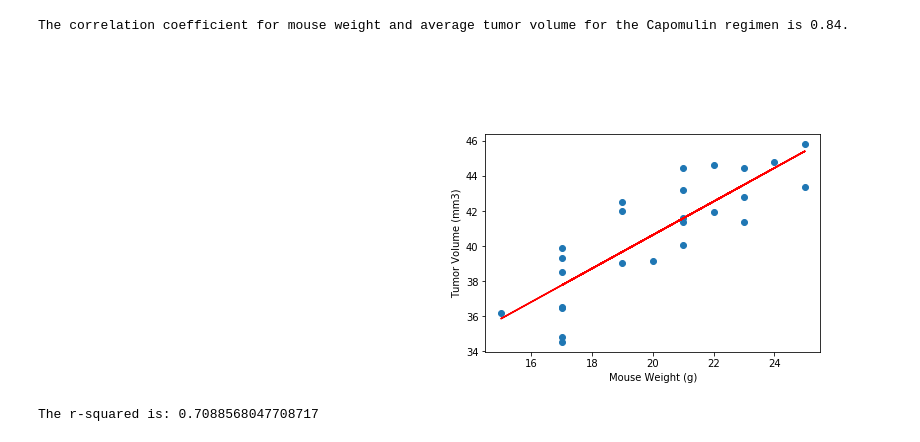
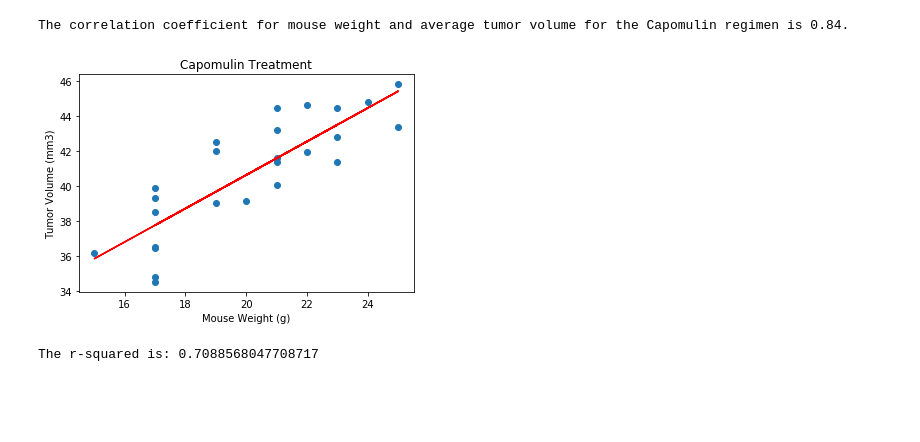
Before and after one commit to DPintacasi/matplotlib-challenge, a Jupyter notebook: pymaceuticals_starter.ipynb, the cells around one changed output. Saved outputs shown, nothing was run; the diff lists cells and outputs as text; code cells hidden in the pictures; blank space fills up the shorter version.

```diff
--- a/pymaceuticals_starter.ipynb
+++ b/pymaceuticals_starter.ipynb
@@ -47,7 +54,7 @@ duplicates_df
 | 917 | g989 | Propriva | Female | 21 | 26 | 20 | 54.657650 | ... |
 # %%
 # Create a clean DataFrame by dropping the duplicate mouse by its ID.
-clean_df = study_data_complete.drop_duplicates(subset = ['Mouse ID','Timepoint'])
+clean_df = study_data_complete[study_data_complete['Mouse ID'] != 'g989']
 clean_df
 # %% [output]
 |  | Mouse ID | Drug Regimen | Sex | Age_months | Weight (g) | Timepoint | Tumor Volume (mm3) | ... |
@@ -320,16 +378,16 @@ The correlation coefficient for mouse weight and average tumor volume for the Ca
 # %%
 # Calculate the linear regression model and plot
 x_values = grouped_cap_only['Weight (g)']
 y_values = grouped_cap_only['Tumor Volume (mm3)']
 (slope, intercept, rvalue, pvalue, stderr) = st.linregress(x_values, y_values)
 regress_values = x_values * slope + intercept
 plt.scatter(x_values,y_values)
 plt.plot(x_values,regress_values,"r-")
-plt.annotate(line_eq,(0,50),fontsize=15,color="red")
+plt.title("Capomulin Treatment")
 plt.xlabel('Mouse Weight (g)')
 plt.ylabel('Tumor Volume (mm3)')
 plt.show()
 print(f"The r-squared is: {rvalue**2}")
 # %% [output]
-[figure, old version]
+[figure, new version]
 The r-squared is: 0.7088568047708717
```
Also changed, not shown: parts of 19 cells of this notebook.
